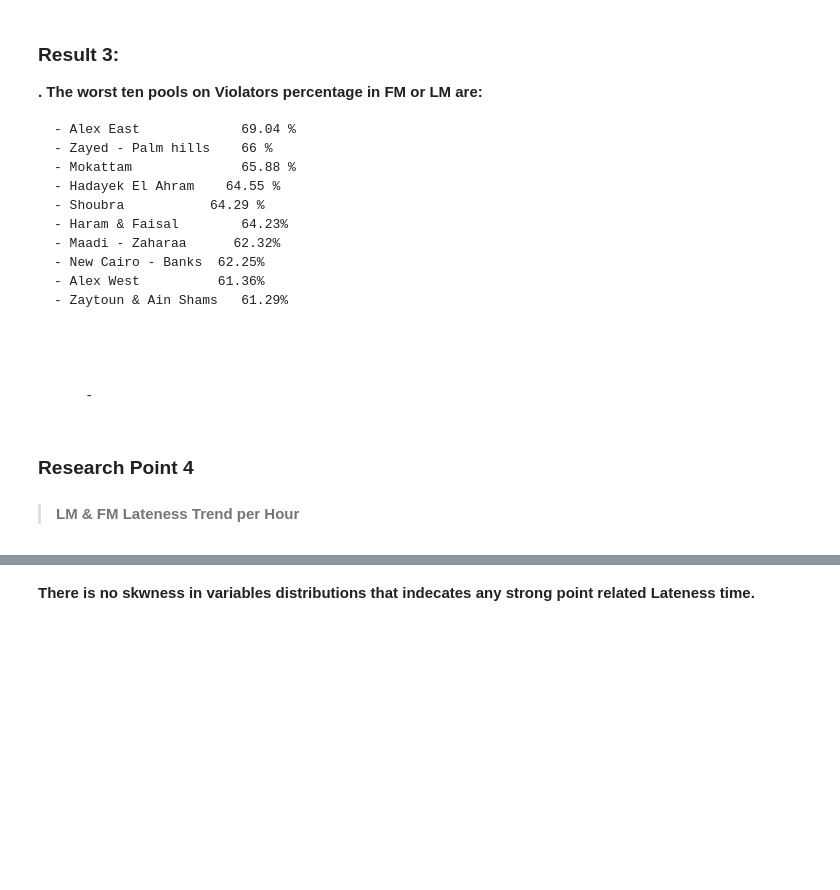
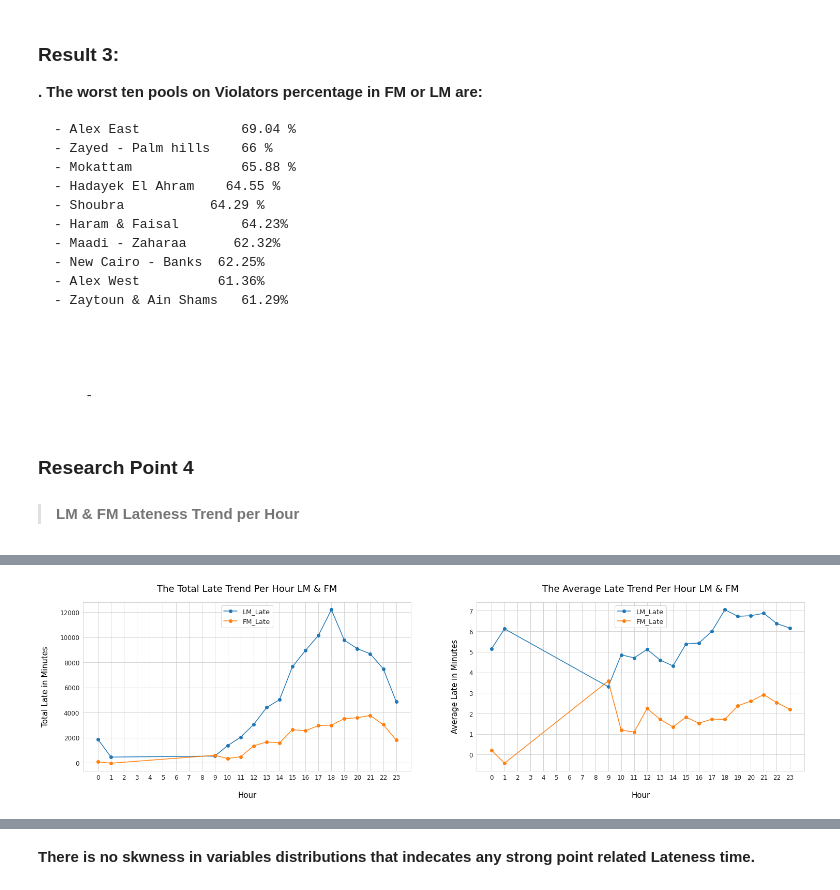
Before and after one commit to Muhammet-Abd-ElWahab/Exploratory_Data_Analysis_Projects, a Jupyter notebook: 8_Fleet_Quality_Analysis_For_Food_Delivery_App/Fleet Quality Analysis For Food Delivery App.ipynb, the cells around one changed output, grey strips where cells are left out. Drawn from its saved outputs; the diff is of its cells as text; code cells hidden in the pictures; blank space fills up the shorter version.

```diff
--- a/8_Fleet_Quality_Analysis_For_Food_Delivery_App/Fleet Quality Analysis For Food Delivery App.ipynb
+++ b/8_Fleet_Quality_Analysis_For_Food_Delivery_App/Fleet Quality Analysis For Food Delivery App.ipynb
@@ -609,35 +1024,37 @@ lm_late_total.plot( marker="o",
 fm_late_total.plot( marker="o",
                     alpha = 1,
                     fontsize = 12,
                      ax=ax[0], label="FM_Late")
 
 lm_late_mean.plot( marker="o",
                     alpha = 1,
                     fontsize = 12,
                      ax=ax[1], label="LM_Late")
 fm_late_mean.plot( marker="o",
                     alpha = 1,
                     fontsize = 12,
                      ax=ax[1], label="FM_Late")
 
 
 
 
 xlbl = np.arange(0,24)
 
 
 
 ax[0].set_xlabel("Hour",fontsize=15, color="k", labelpad=20, ha="center")
 ax[0].set_ylabel("Total Late in Minutes",fontsize=15, color="k", labelpad=20, ha="center")
 ax[0].set_title("The Total Late Trend Per Hour LM & FM", fontsize=18, color="k", pad=20)
-ax[0].set_xticks(np.arange(0,24,1), xlbl, fontsize=14, rotation=45)
+ax[0].set_xticks( xlbl)
 ax[0].legend(fontsize=13, loc=9)
 
 ax[1].set_xlabel("Hour",fontsize=15, color="k", labelpad=20, ha="center")
 ax[1].set_ylabel("Average Late in Minutes",fontsize=15, color="k", labelpad=20, ha="center")
 ax[1].set_title("The Average Late Trend Per Hour LM & FM", fontsize=18, color="k", pad=20)
-ax[1].set_xticks(np.arange(0,24,1), xlbl, fontsize=14, rotation=45)
+ax[1].set_xticks( xlbl)
 ax[1].legend(fontsize=13, loc=9);
+# %% [output]
+[figure, added]
 # %%
 total_late_sum = df_clean.groupby("Hour")["Total_Late"].sum()
 total_late_sum
```
Also changed, not shown: parts of 59 cells of this notebook.
